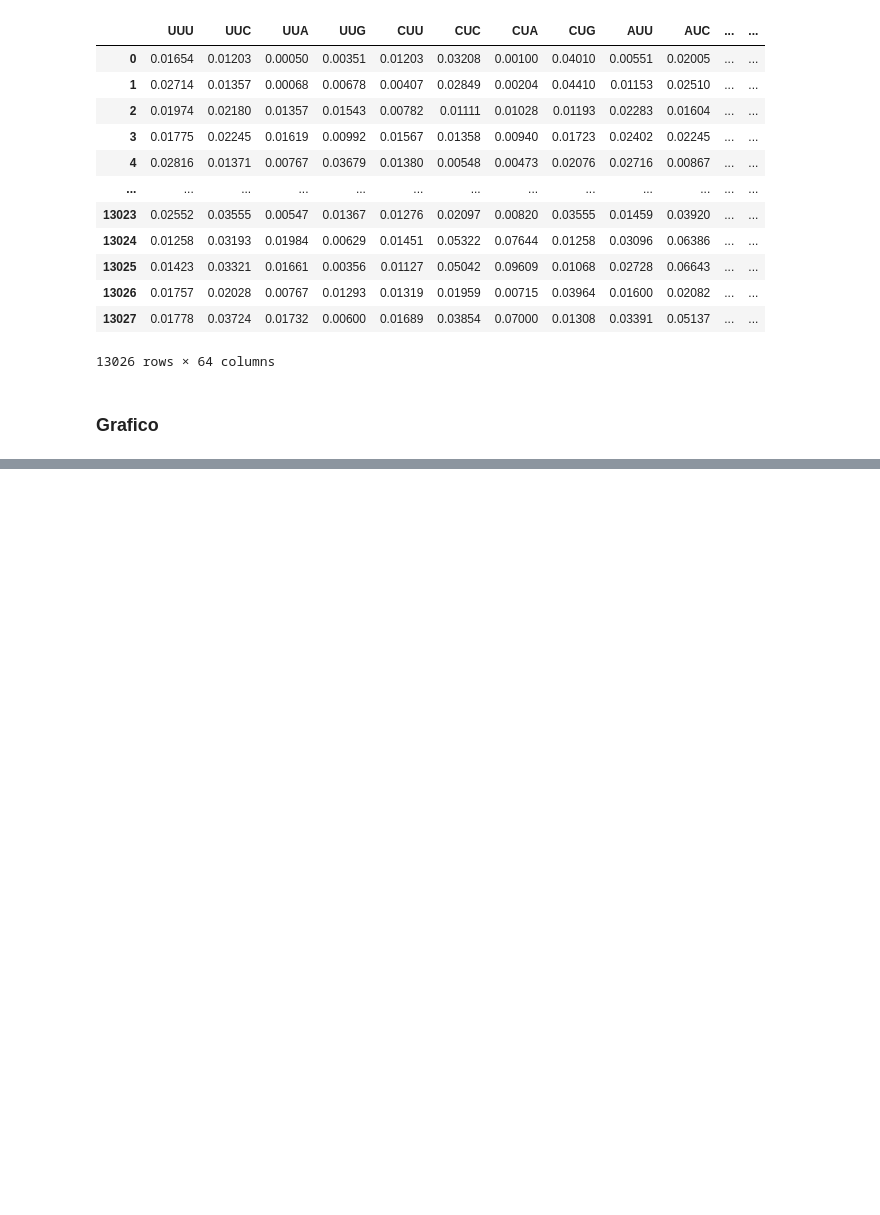
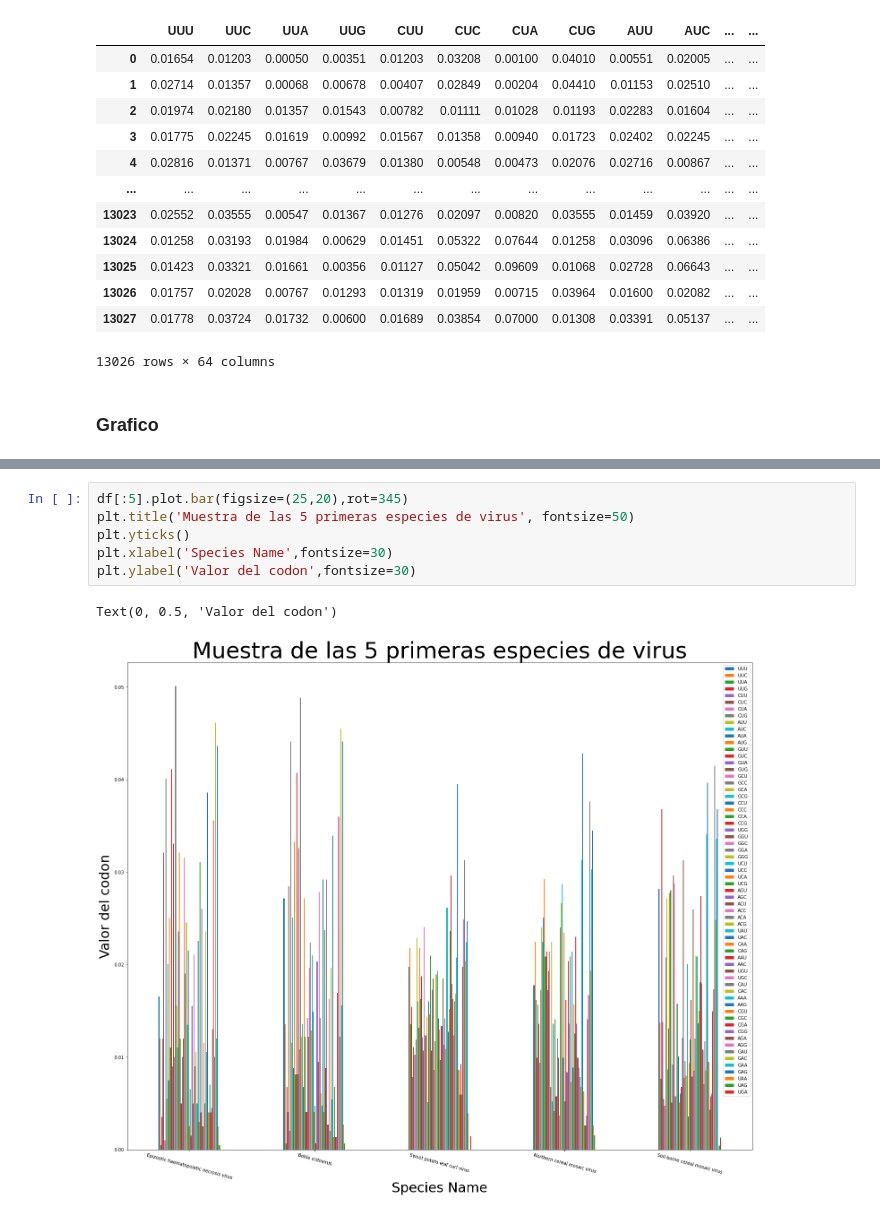
Before and after one commit to Br5n1ch4/gitrepos, a Jupyter notebook: CURSO_ACI777/Catedra 1/Catedra 1.ipynb, the cells around one changed output, grey strips where cells are left out. Cells and saved outputs as stored; diff of their text form; blank space fills up the shorter version.

```diff
--- a/CURSO_ACI777/Catedra 1/Catedra 1.ipynb
+++ b/CURSO_ACI777/Catedra 1/Catedra 1.ipynb
@@ -202,0 +202,9 @@ Text(0, 0.5, 'Valor del codon')
+# %%
+df[:5].plot.bar(figsize=(25,20),rot=345)
+plt.title('Muestra de las 5 primeras especies de virus', fontsize=50)
+plt.yticks()
+plt.xlabel('Species Name',fontsize=30)
+plt.ylabel('Valor del codon',fontsize=30)
+# %% [output]
+Text(0, 0.5, 'Valor del codon')
+[figure, added]
```
Also changed, not shown: parts of 6 cells of this notebook.
